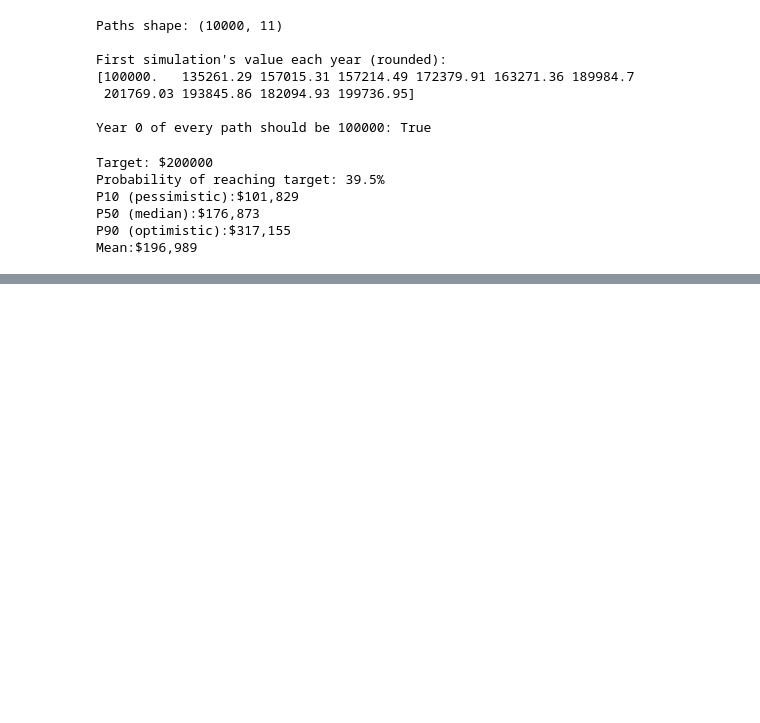
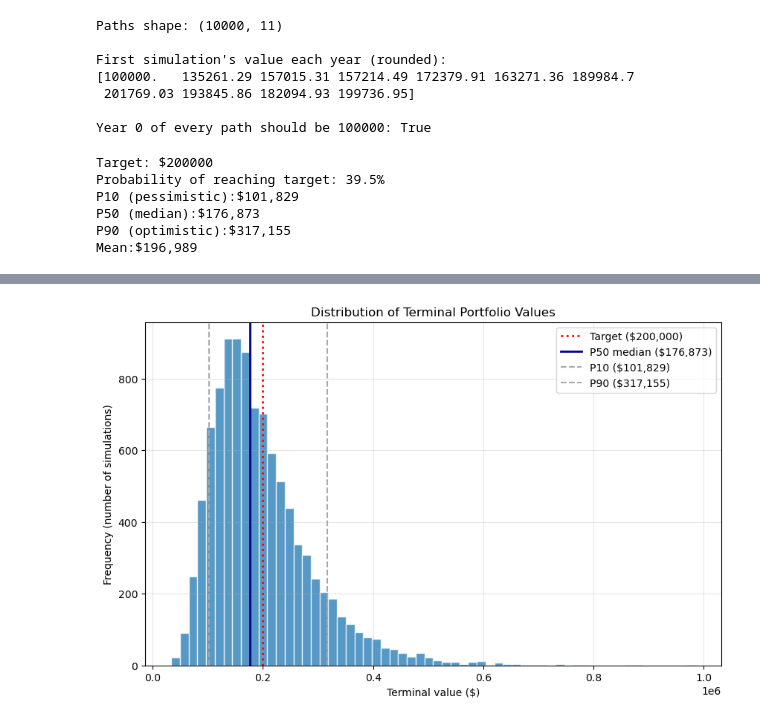
Before and after one commit to naumenko-analytics/monte-carlo-simulation, a Jupyter notebook: monte_carlo_portfolio.ipynb, the cells around one changed output, grey strips where cells are left out. Drawn from its saved outputs; the diff is of its cells as text; code cells hidden in the pictures; blank space fills up the shorter version.

```diff
--- a/monte_carlo_portfolio.ipynb
+++ b/monte_carlo_portfolio.ipynb
@@ -90,0 +119,20 @@ Mean:$196,989
+# %%
+fig, ax = plt.subplots(figsize=(10, 6))
+
+# histogram of the 10,000 final values, split into 60 bins
+ax.hist(terminal_values, bins=60, alpha=0.75, edgecolor="white")
+
+# mark target and key percentiles.
+ax.axvline(target_value, color="red", linestyle=":", linewidth=2, label=f"Target (${target_value:,.0f})")
+ax.axvline(p50, color="darkblue", linewidth=2, label=f"P50 median (${p50:,.0f})")
+ax.axvline(p10, color="darkgray", linestyle="--", label=f"P10 (${p10:,.0f})")
+ax.axvline(p90, color="darkgray", linestyle="--", label=f"P90 (${p90:,.0f})")
+
+ax.set_title("Distribution of Terminal Portfolio Values")
+ax.set_xlabel("Terminal value ($)")
+ax.set_ylabel("Frequency (number of simulations)")
+ax.legend()
+ax.grid(True, alpha=0.3)
+plt.show()
+# %% [output]
+[figure, added]
```
Also changed, not shown: parts of 1 cell of this notebook.
